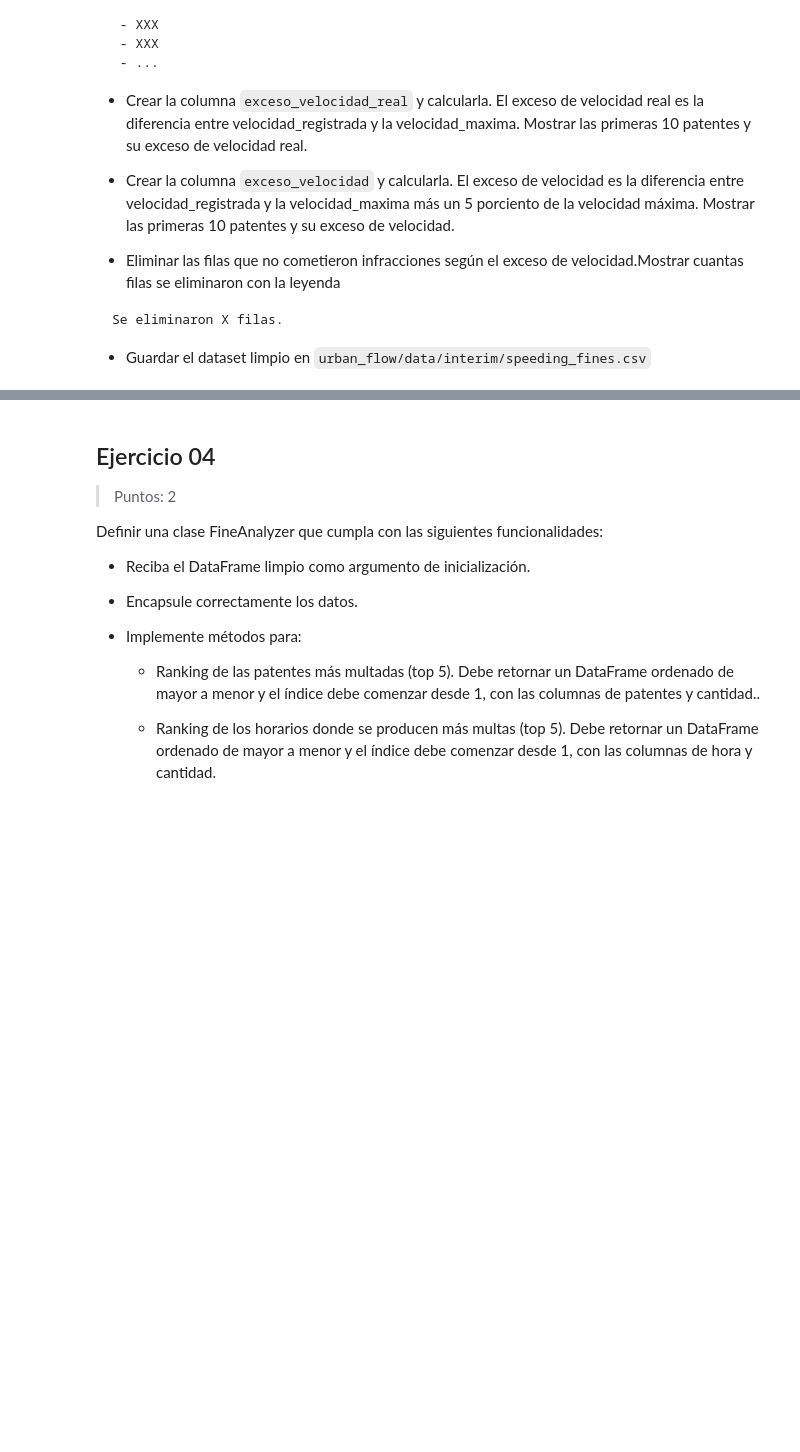
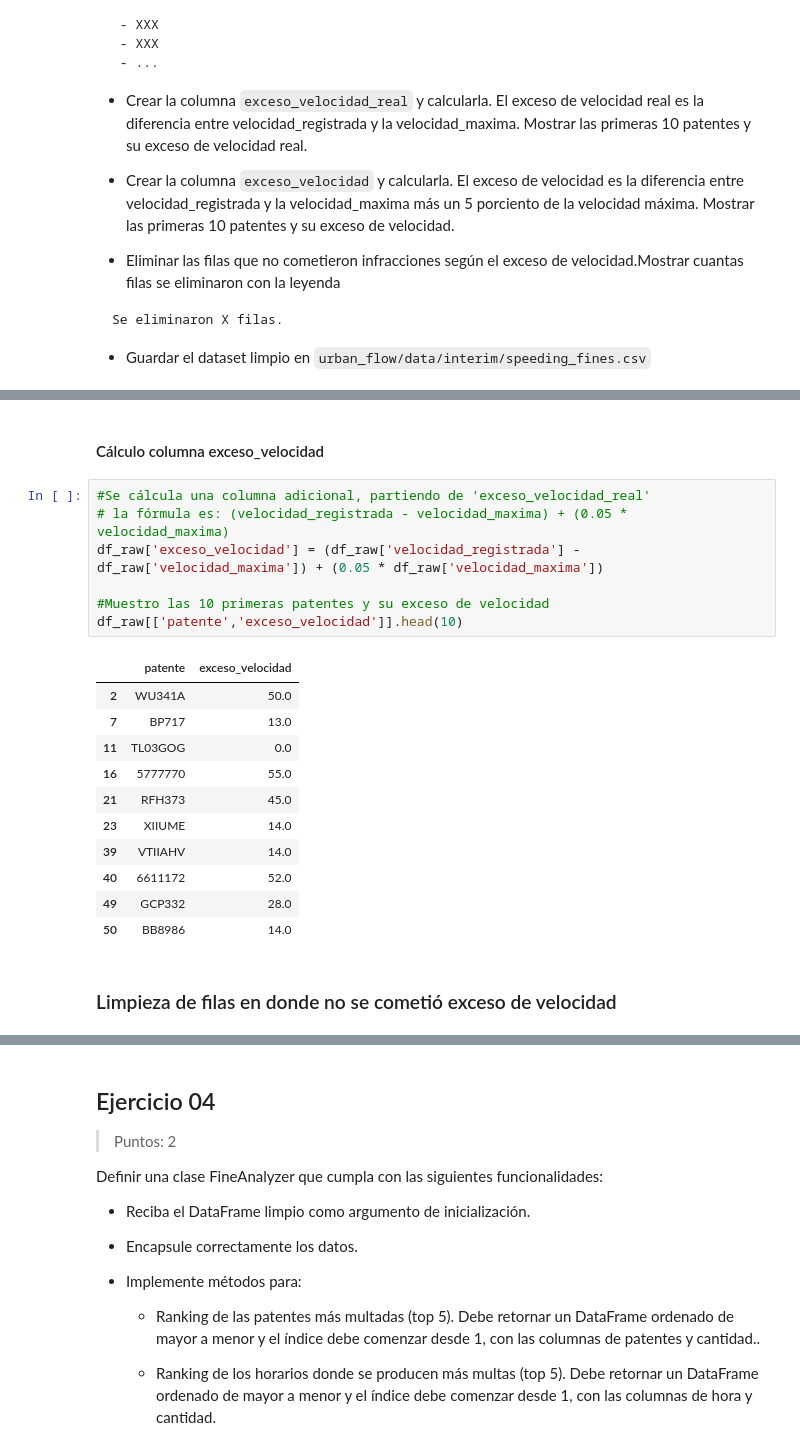
Before and after one commit to GomezMorales/urban_flow_tp_integrador, a Jupyter notebook: 01_Urban_Flow-Tejerina_Quiroga_Bonifacio_GomezMorales.ipynb, the cells around one changed output, grey strips where cells are left out. Drawn from its saved outputs; the diff is of its cells as text; blank space fills up the shorter version.

```diff
--- a/01_Urban_Flow-Tejerina_Quiroga_Bonifacio_GomezMorales.ipynb
+++ b/01_Urban_Flow-Tejerina_Quiroga_Bonifacio_GomezMorales.ipynb
@@ -333,0 +605,23 @@ Se eliminaron X filas.
+# %% [markdown]
+#### Cálculo columna exceso_velocidad
+# %%
+#Se cálcula una columna adicional, partiendo de 'exceso_velocidad_real'
+# la fórmula es: (velocidad_registrada - velocidad_maxima) + (0.05 * velocidad_maxima)
+df_raw['exceso_velocidad'] = (df_raw['velocidad_registrada'] - df_raw['velocidad_maxima']) + (0.05 * df_raw['velocidad_maxima'])
+
+#Muestro las 10 primeras patentes y su exceso de velocidad
+df_raw[['patente','exceso_velocidad']].head(10)
+# %% [output]
+|  | patente | exceso_velocidad |
+| 2 | WU341A | 50.0 |
+| 7 | BP717 | 13.0 |
+| 11 | TL03GOG | 0.0 |
+| 16 | 5777770 | 55.0 |
+| 21 | RFH373 | 45.0 |
+| 23 | XIIUME | 14.0 |
+| 39 | VTIIAHV | 14.0 |
+| 40 | 6611172 | 52.0 |
+| 49 | GCP332 | 28.0 |
+| 50 | BB8986 | 14.0 |
+# %% [markdown]
+### Limpieza de filas en donde no se cometió exceso de velocidad
```
Also changed, not shown: parts of 32 cells of this notebook, 2 other files.
